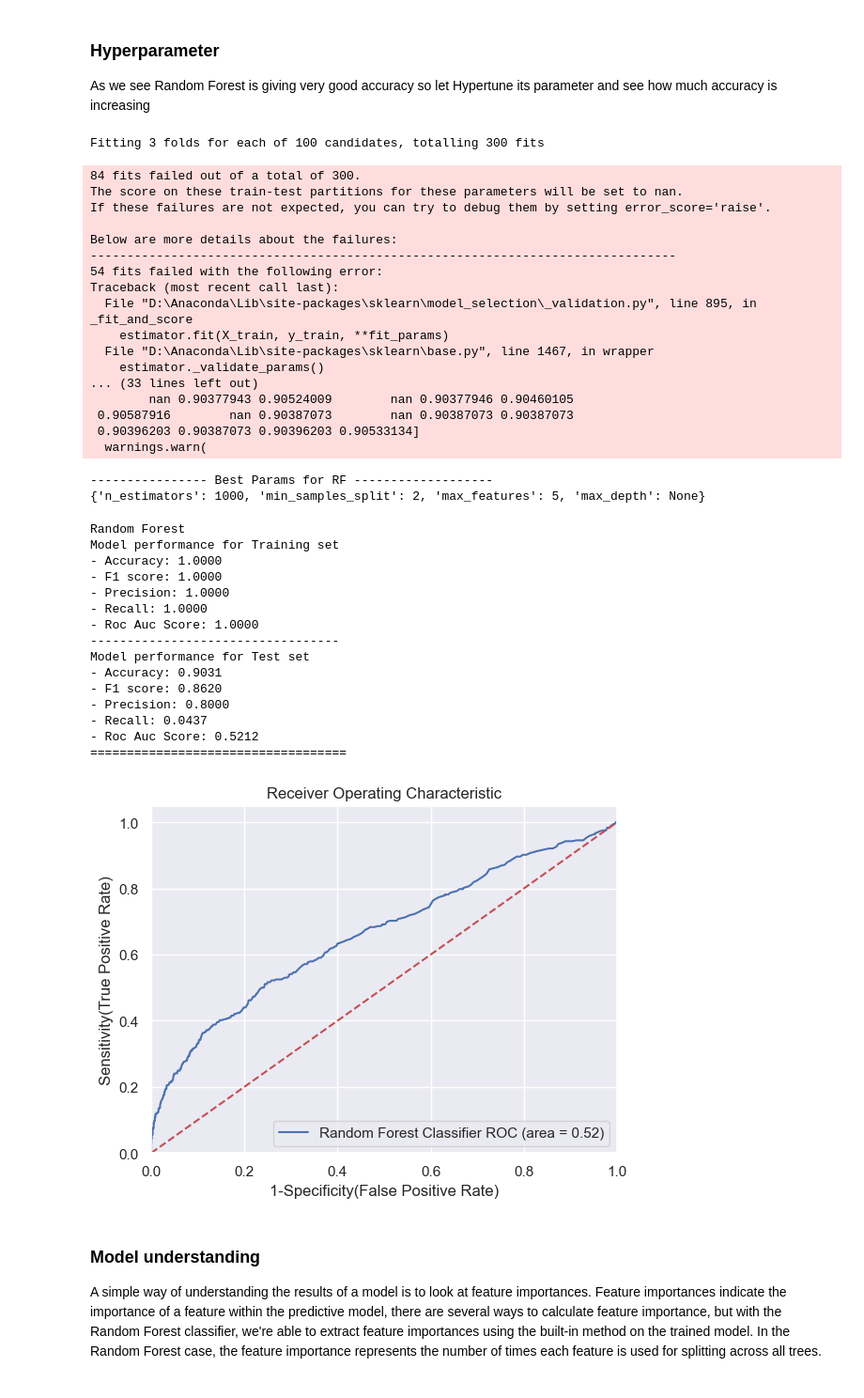
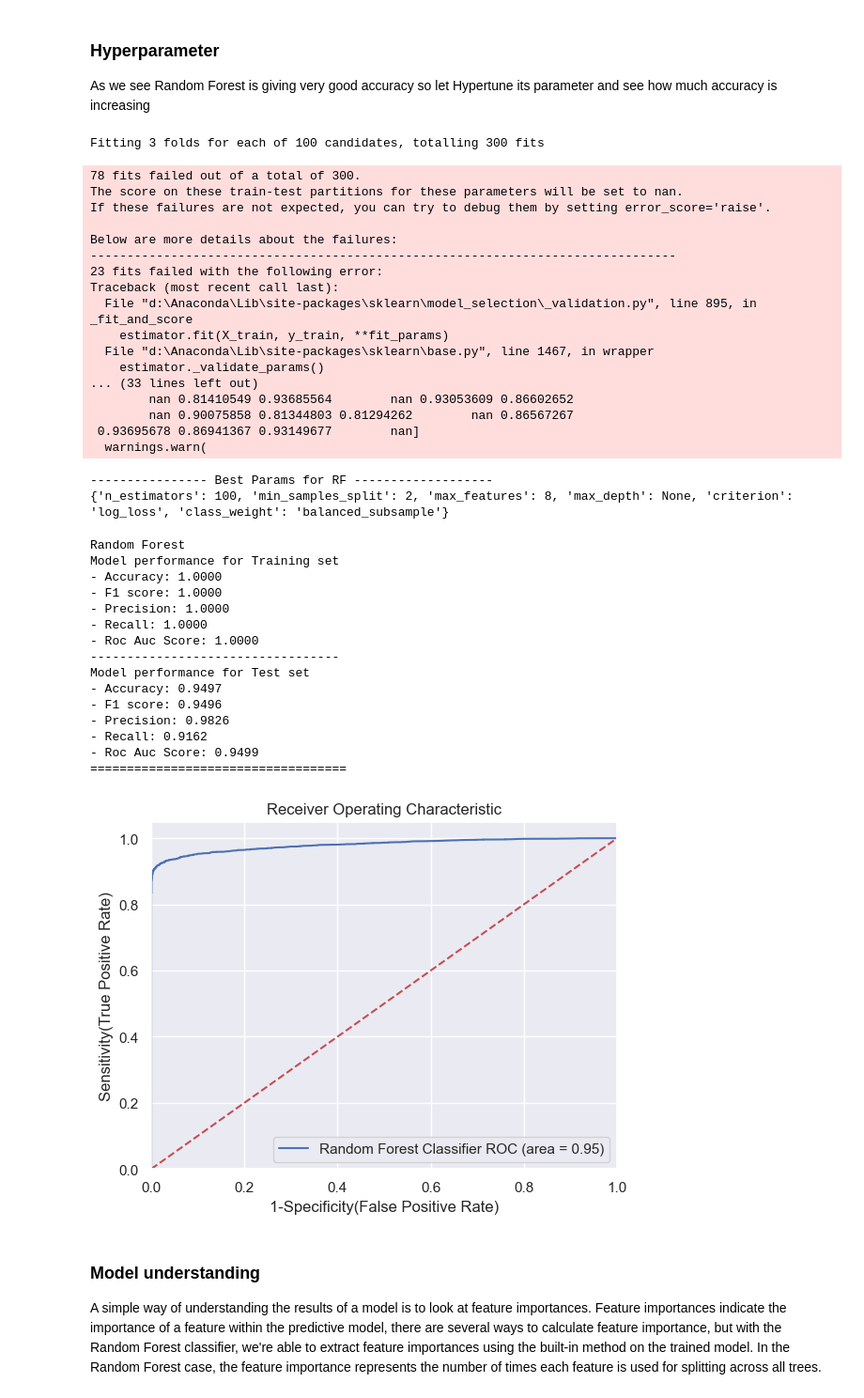
Before and after one commit to roybishal362/Customer-Churn-Prediction-Using-MLOps, a Jupyter notebook: notebooks/Model/Model.ipynb, the cells around one changed output. Shown at 94% size. Cells and saved outputs as stored; diff of their text form; code cells hidden in the pictures.

```diff
--- a/notebooks/Model/Model.ipynb
+++ b/notebooks/Model/Model.ipynb
@@ -30,5 +30,5 @@ sns.set(color_codes=True)
 ## 2. Load data
 # %%
 df = pd.read_csv('data_for_predictions.csv')
-df.drop(columns=["Unnamed: 0"], inplace=True)
-df.head()
+#df.drop(columns=["Unnamed: 0"], inplace=True)
+#df.head()
@@ -76,3 +97,8 @@ print(y.shape)
+# %%
+from imblearn.over_sampling import SMOTE
+smote = SMOTE(random_state=42)
+
+X, y = smote.fit_resample(X,y)
 # %%
 X_train, X_test, y_train, y_test = train_test_split(X, y, test_size=0.25, random_state=42)
 print(X_train.shape)
@@ -238,30 +271,30 @@ for model_name in model_param:
     print(model_param[model_name])
 # %% [output]
 Fitting 3 folds for each of 100 candidates, totalling 300 fits
-84 fits failed out of a total of 300.
+78 fits failed out of a total of 300.
 The score on these train-test partitions for these parameters will be set to nan.
 If these failures are not expected, you can try to debug them by setting error_score='raise'.
 
 Below are more details about the failures:
 --------------------------------------------------------------------------------
-54 fits failed with the following error:
+23 fits failed with the following error:
 Traceback (most recent call last):
-  File "D:\Anaconda\Lib\site-packages\sklearn\model_selection\_validation.py", line 895, in _fit_and_score
+  File "d:\Anaconda\Lib\site-packages\sklearn\model_selection\_validation.py", line 895, in _fit_and_score
     estimator.fit(X_train, y_train, **fit_params)
-  File "D:\Anaconda\Lib\site-packages\sklearn\base.py", line 1467, in wrapper
+  File "d:\Anaconda\Lib\site-packages\sklearn\base.py", line 1467, in wrapper
     estimator._validate_params()
 ... (33 lines left out)
-        nan 0.90377943 0.90524009        nan 0.90377946 0.90460105
- 0.90587916        nan 0.90387073        nan 0.90387073 0.90387073
- 0.90396203 0.90387073 0.90396203 0.90533134]
+        nan 0.81410549 0.93685564        nan 0.93053609 0.86602652
+        nan 0.90075858 0.81344803 0.81294262        nan 0.86567267
+ 0.93695678 0.86941367 0.93149677        nan]
   warnings.warn(
 ---------------- Best Params for RF -------------------
-{'n_estimators': 1000, 'min_samples_split': 2, 'max_features': 5, 'max_depth': None}
+{'n_estimators': 100, 'min_samples_split': 2, 'max_features': 8, 'max_depth': None, 'criterion': 'log_loss', 'class_weight': 'balanced_subsample'}
 # %%
 models={
 
-    "Random Forest":RandomForestClassifier(n_estimators=1000,min_samples_split=2,
-                                          max_features=5,max_depth=None)
+    "Random Forest":RandomForestClassifier(n_estimators=100,min_samples_split=2,
+                                          max_features=8,max_depth=None,criterion='log_loss',class_weight='balanced_subsample')
 }
 for i in range(len(list(models))):
     model = list(models.values())[i]
@@ -321,11 +354,11 @@ Model performance for Training set
 - Roc Auc Score: 1.0000
 ----------------------------------
 Model performance for Test set
-- Accuracy: 0.9031
-- F1 score: 0.8620
-- Precision: 0.8000
-- Recall: 0.0437
-- Roc Auc Score: 0.5212
+- Accuracy: 0.9497
+- F1 score: 0.9496
+- Precision: 0.9826
+- Recall: 0.9162
+- Roc Auc Score: 0.9499
 ===================================
 # %%
 ## Plot ROC AUC Curve
@@ -333,35 +366,35 @@ from sklearn.metrics import roc_auc_score,roc_curve
 plt.figure()
 
 # Add the models to the list that you want to view on the ROC plot
 auc_models = [
 {
     'label': 'Random Forest Classifier',
     'model': RandomForestClassifier(n_estimators=1000,min_samples_split=2,
                                           max_features=7,max_depth=None),
-    'auc':  0.5212
+    'auc':  0.9499
 },
 
 ]
 # create loop through all model
 for algo in auc_models:
     model = algo['model'] # select the model
     model.fit(X_train, y_train) # train the model
 # Compute False postive rate, and True positive rate
     fpr, tpr, thresholds = roc_curve(y_test, model.predict_proba(X_test)[:,1])
 # Calculate Area under the curve to display on the plot
     plt.plot(fpr, tpr, label='%s ROC (area = %0.2f)' % (algo['label'], algo['auc']))
 # Custom settings for the plot
 plt.plot([0, 1], [0, 1],'r--')
 plt.xlim([0.0, 1.0])
 plt.ylim([0.0, 1.05])
 plt.xlabel('1-Specificity(False Positive Rate)')
 plt.ylabel('Sensitivity(True Positive Rate)')
 plt.title('Receiver Operating Characteristic')
 plt.legend(loc="lower right")
 plt.savefig("auc.png")
 plt.show()
 # %% [output]
-[figure, old version]
+[figure, new version]
 # %% [markdown]
 ### Model understanding
 
```
Also changed, not shown: parts of 7 cells of this notebook, 15 other files.
